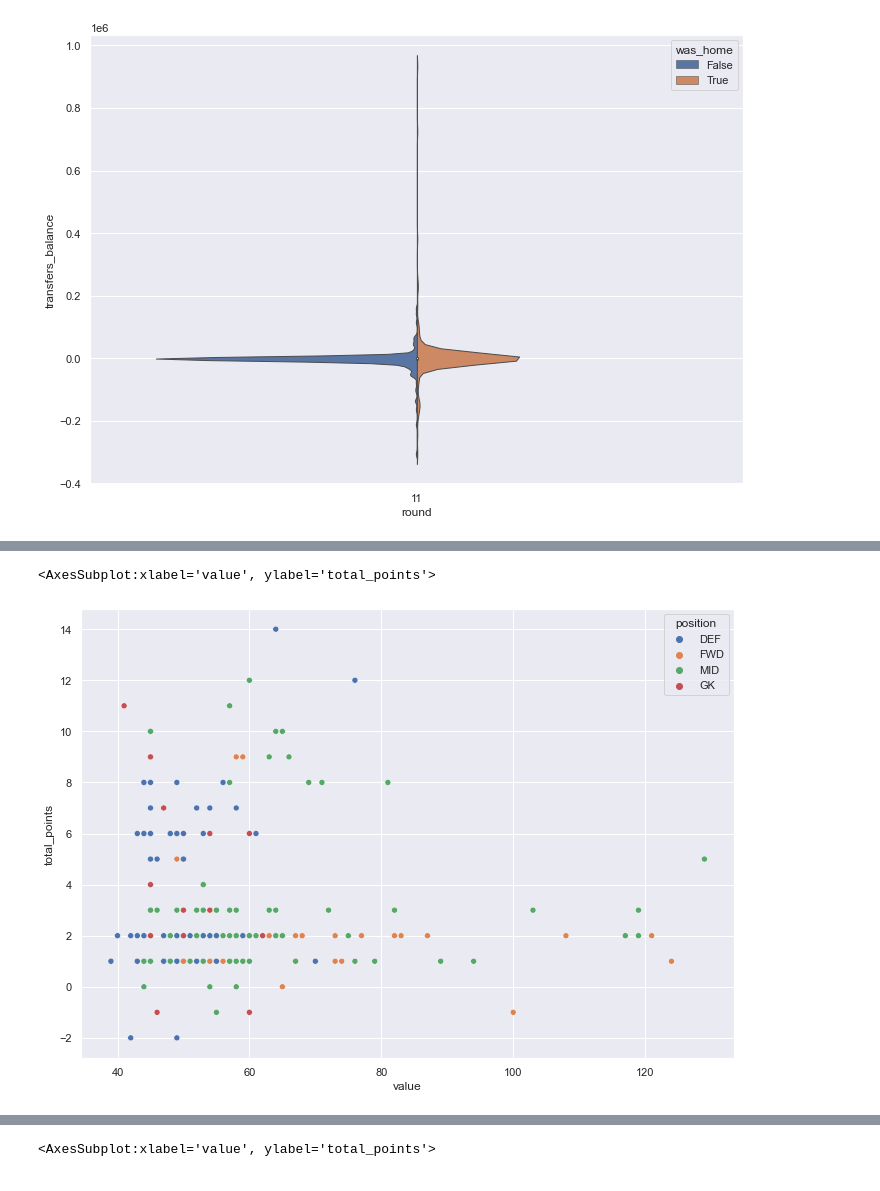
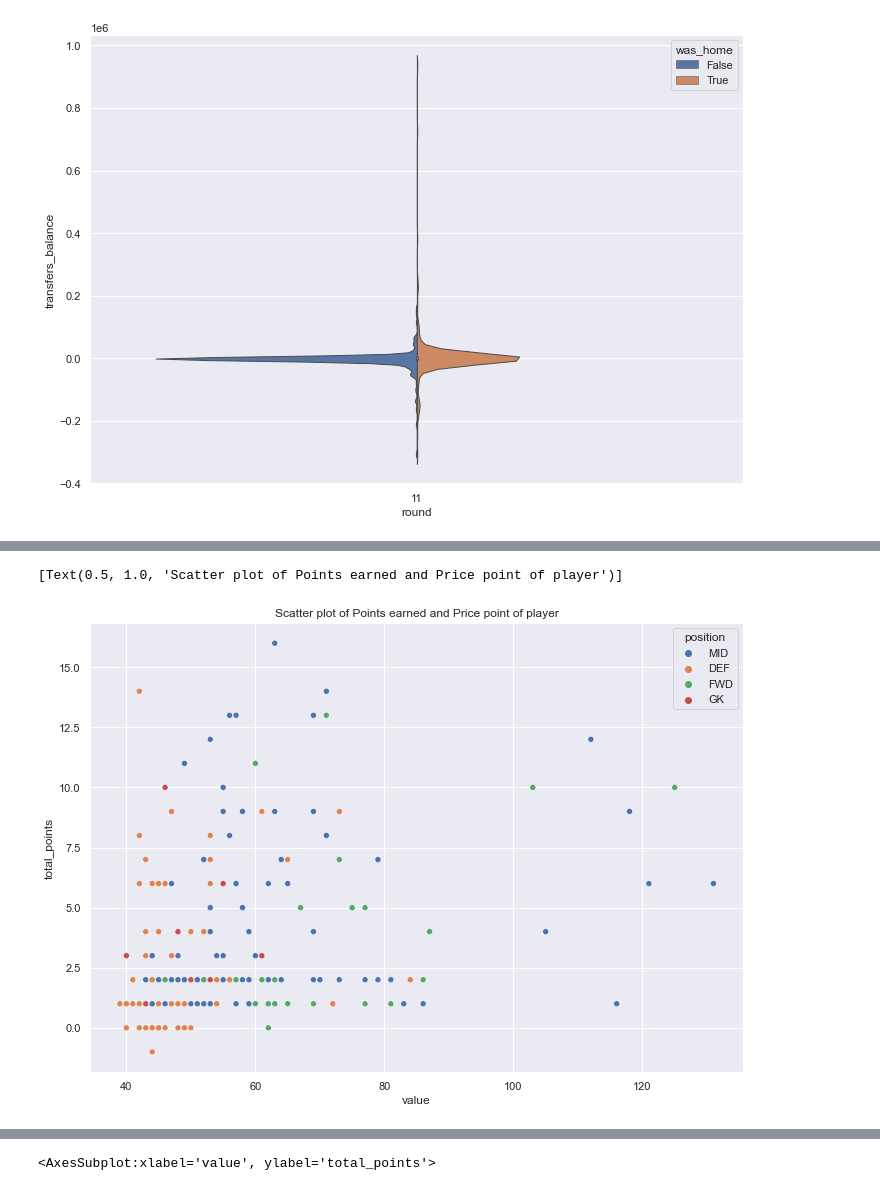
Before and after one commit to WayneQwele/FPLmodel, a Jupyter notebook: graphs.ipynb, the cells around one changed output, grey strips where cells are left out. Drawn from its saved outputs; the diff is of its cells as text; code cells hidden in the pictures.

```diff
--- a/graphs.ipynb
+++ b/graphs.ipynb
@@ -6,6 +8,6 @@ import numpy as np
 sns.set(rc={'figure.figsize':(11.7,8.27)})
 # %%
-gameweek = pd.read_csv('../Fantasy-Premier-League/data/2021-22/gws/merged_gw.csv')
+gameweek = pd.read_csv('TransformedData/GraphingGW.csv')
 pd.set_option("display.max_columns",None)
 sns.set_theme() # To apply basic seaborn theme
 # %%
@@ -42,6 +49,0 @@ gameweek.query("position == 'FWD' & round == 9") # I like this very much easier
-# %%
-
-# home and away indicator
-
-gameweek['was_home_ind'] =gameweek['was_home'].replace({True: 1, False: 0})
-gameweek
@@ -414,14 +374,15 @@ sns.violinplot( x="position"
 # %%
 # lets do a scatterplot of value and points
 
 sns.scatterplot(x="value"
                 ,y="total_points"
                 ,hue="position"
-                ,data=trendviolin.query("round ==11 & playtime >0")
-                ,)
+                ,data=trendviolin.query("round ==38 & playtime >0")
+                ,).set(title='Scatter plot of Points earned and Price point of player')
+# plot evolution of total points and value of players
 # %% [output]
-<AxesSubplot:xlabel='value', ylabel='total_points'>
+[Text(0.5, 1.0, 'Scatter plot of Points earned and Price point of player')]
-[figure, old version]
+[figure, new version]
 # %%
 #last week performance of players who balled
 
```
Also changed, not shown: parts of 22 cells of this notebook, 3 other files.
